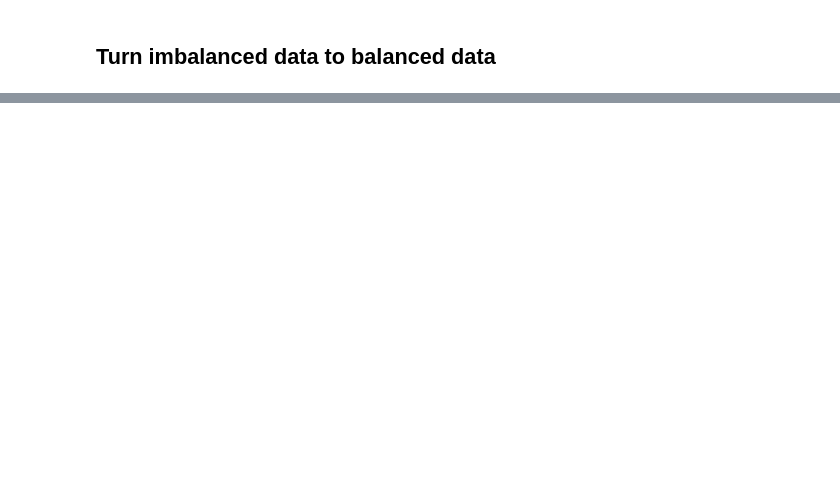
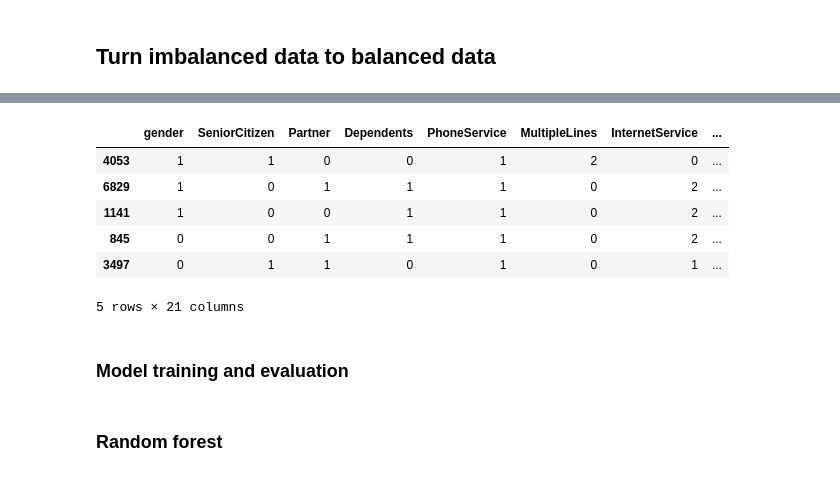
Before and after one commit to Lavinialau/Telecom-churn, a Jupyter notebook: 01_code/0_summary.ipynb, the cells around one changed output, grey strips where cells are left out. Saved outputs shown, nothing was run; the diff lists cells and outputs as text; code cells hidden in the pictures; blank space fills up the shorter version.

```diff
--- a/01_code/0_summary.ipynb
+++ b/01_code/0_summary.ipynb
@@ -339,0 +384,36 @@ y = X.pop('Churn')
+# %%
+# numerical data
+
+# encoder
+num_encoder = MinMaxScaler()
+num_cols_train = pd.DataFrame(num_encoder.fit_transform(X_train[var_num]))
+num_cols_test = pd.DataFrame(num_encoder.fit_transform(X_test[var_num]))
+
+#encoding removed index; put it back
+num_cols_train.index = X_train.index
+num_cols_test.index = X_test.index
+
+# add back colnames
+num_cols_train.columns = num_encoder.get_feature_names_out()
+num_cols_test.columns = num_encoder.get_feature_names_out()
+
+# Remove numerical  columns (will replace with encoding)
+cat_X_train = X_train.drop(var_num, axis=1)
+cat_X_test = X_test.drop(var_num, axis=1)
+
+# Add one-hot encoded columns to numerical features
+X_train = pd.concat([cat_X_train, num_cols_train], axis=1)
+X_test = pd.concat([cat_X_test, num_cols_test], axis=1)
+
+
+X_train.head()
+# %% [output]
+|  | gender | SeniorCitizen | Partner | Dependents | PhoneService | MultipleLines | InternetService | ... |
+| 4053 | 1 | 1 | 0 | 0 | 1 | 2 | 0 | ... |
+| 6829 | 1 | 0 | 1 | 1 | 1 | 0 | 2 | ... |
+| 1141 | 1 | 0 | 0 | 1 | 1 | 0 | 2 | ... |
+| 845 | 0 | 0 | 1 | 1 | 1 | 0 | 2 | ... |
+| 3497 | 0 | 1 | 1 | 0 | 1 | 0 | 1 | ... |
+5 rows × 21 columns
+# %% [markdown]
+### Model training and evaluation
@@ -339,0 +443,2 @@ y = X.pop('Churn')
+# %% [markdown]
+### Random forest
```
Also changed, not shown: parts of 19 cells of this notebook.
